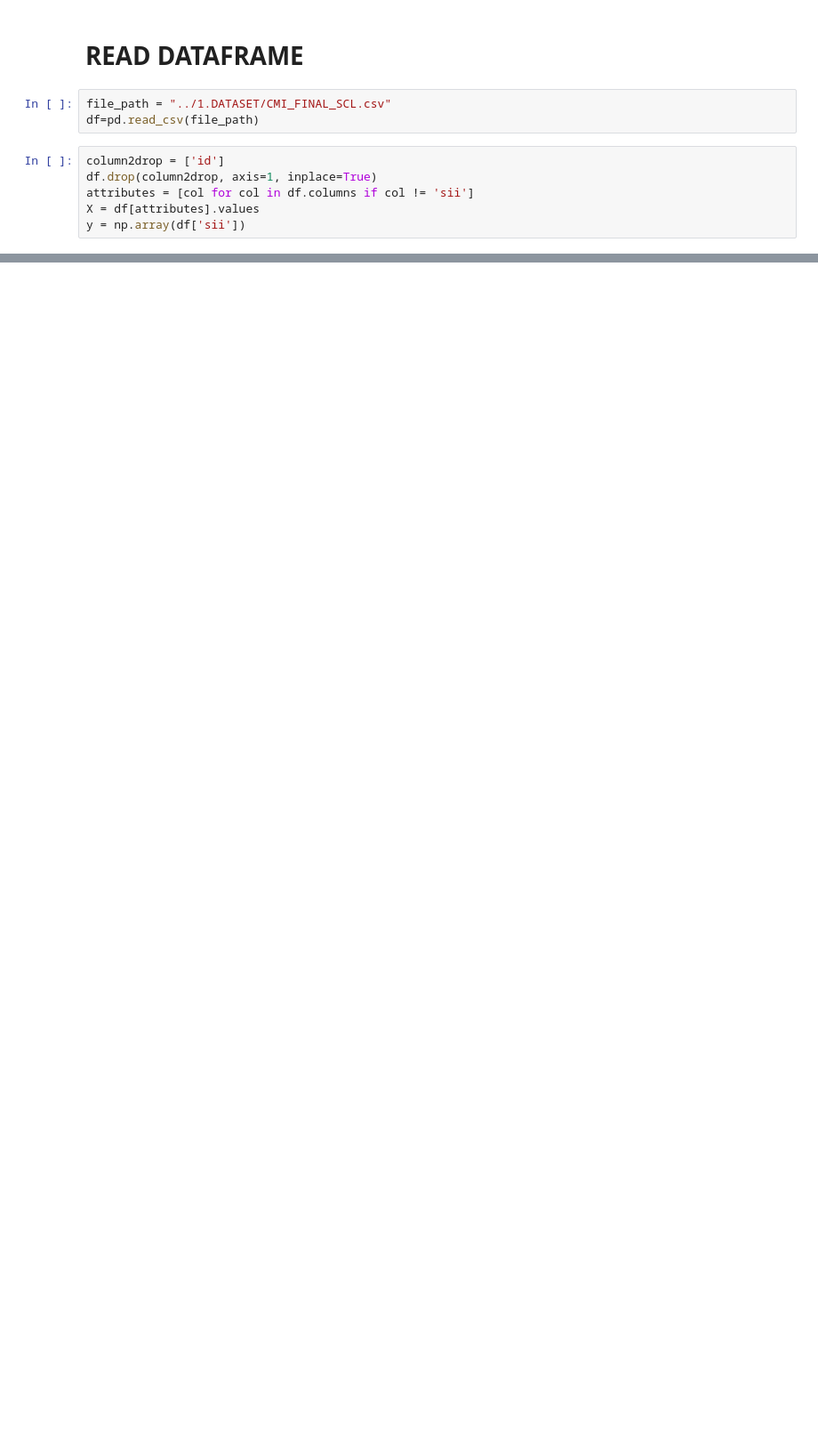
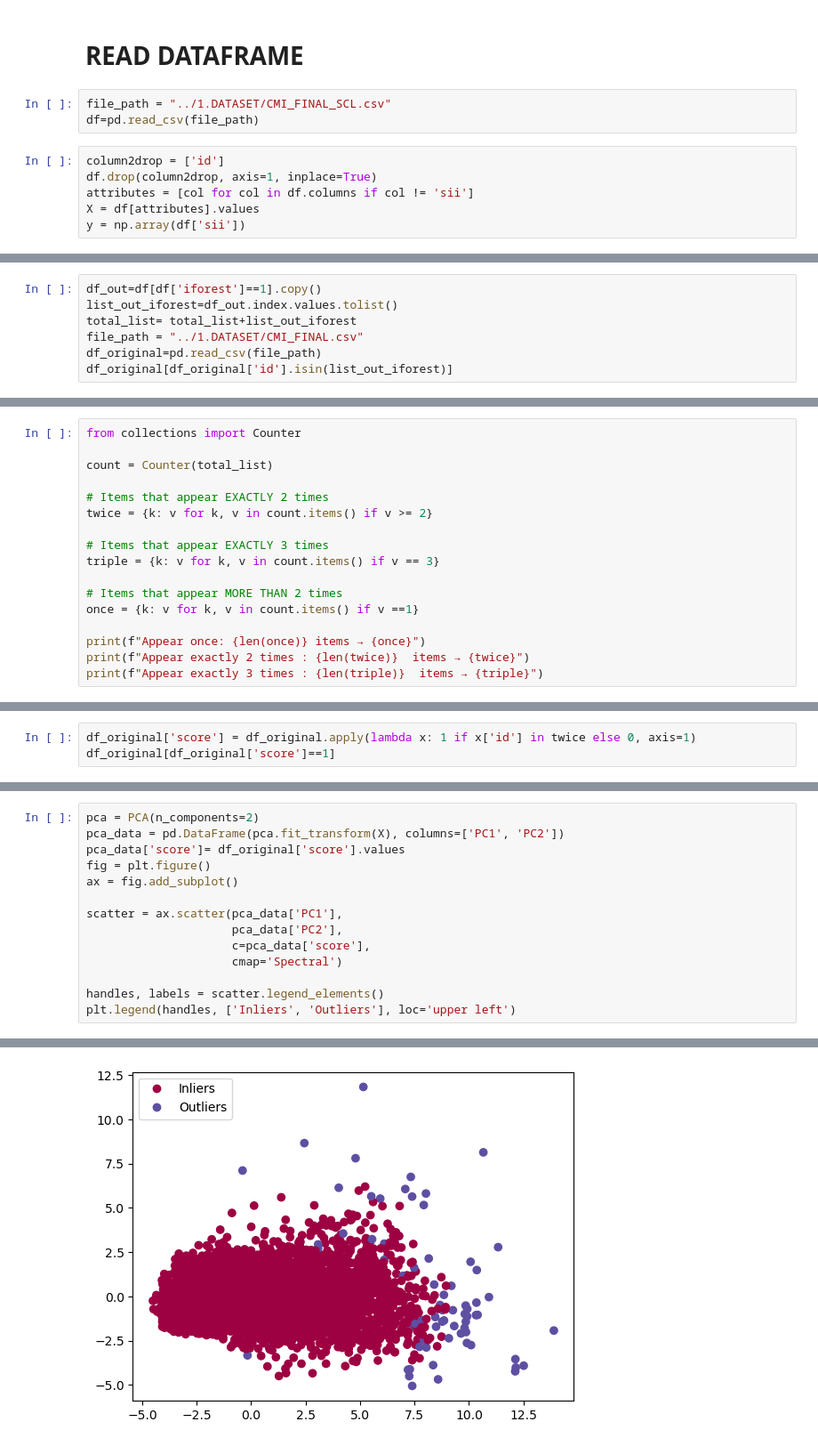
Before and after one commit to alicecalderini/DATAMINING_2-Project, a Jupyter notebook: 5.OUTLIER_DET/1.OUTLIER_DET.ipynb, the cells around one changed output, grey strips where cells are left out. Shown at 89% size. Saved outputs shown, nothing was run; the diff lists cells and outputs as text; blank space fills up the shorter version.

```diff
--- a/5.OUTLIER_DET/1.OUTLIER_DET.ipynb
+++ b/5.OUTLIER_DET/1.OUTLIER_DET.ipynb
@@ -224,0 +578,7 @@ plt.show()
+# %%
+df_out=df[df['iforest']==1].copy()
+list_out_iforest=df_out.index.values.tolist()
+total_list= total_list+list_out_iforest
+file_path = "../1.DATASET/CMI_FINAL.csv"
+df_original=pd.read_csv(file_path)
+df_original[df_original['id'].isin(list_out_iforest)]
@@ -224,0 +605,17 @@ plt.show()
+# %%
+from collections import Counter
+
+count = Counter(total_list)
+
+# Items that appear EXACTLY 2 times
+twice = {k: v for k, v in count.items() if v >= 2}
+
+# Items that appear EXACTLY 3 times
+triple = {k: v for k, v in count.items() if v == 3}
+
+# Items that appear MORE THAN 2 times
+once = {k: v for k, v in count.items() if v ==1}
+
+print(f"Appear once: {len(once)} items → {once}")
+print(f"Appear exactly 2 times : {len(twice)}  items → {twice}")
+print(f"Appear exactly 3 times : {len(triple)}  items → {triple}")
@@ -224,0 +626,3 @@ plt.show()
+# %%
+df_original['score'] = df_original.apply(lambda x: 1 if x['id'] in twice else 0, axis=1)
+df_original[df_original['score']==1]
@@ -224,0 +643,15 @@ plt.show()
+# %%
+pca = PCA(n_components=2)
+pca_data = pd.DataFrame(pca.fit_transform(X), columns=['PC1', 'PC2'])
+pca_data['score']= df_original['score'].values
+fig = plt.figure()
+ax = fig.add_subplot()
+
+scatter = ax.scatter(pca_data['PC1'],
+                     pca_data['PC2'],
+                     c=pca_data['score'],
+                     cmap='Spectral')
+
+handles, labels = scatter.legend_elements()
+plt.legend(handles, ['Inliers', 'Outliers'], loc='upper left')
+# %% [output]
@@ -224,0 +659 @@ plt.show()
+[figure, added]
```
Also changed, not shown: parts of 63 cells of this notebook, 4 other files.
